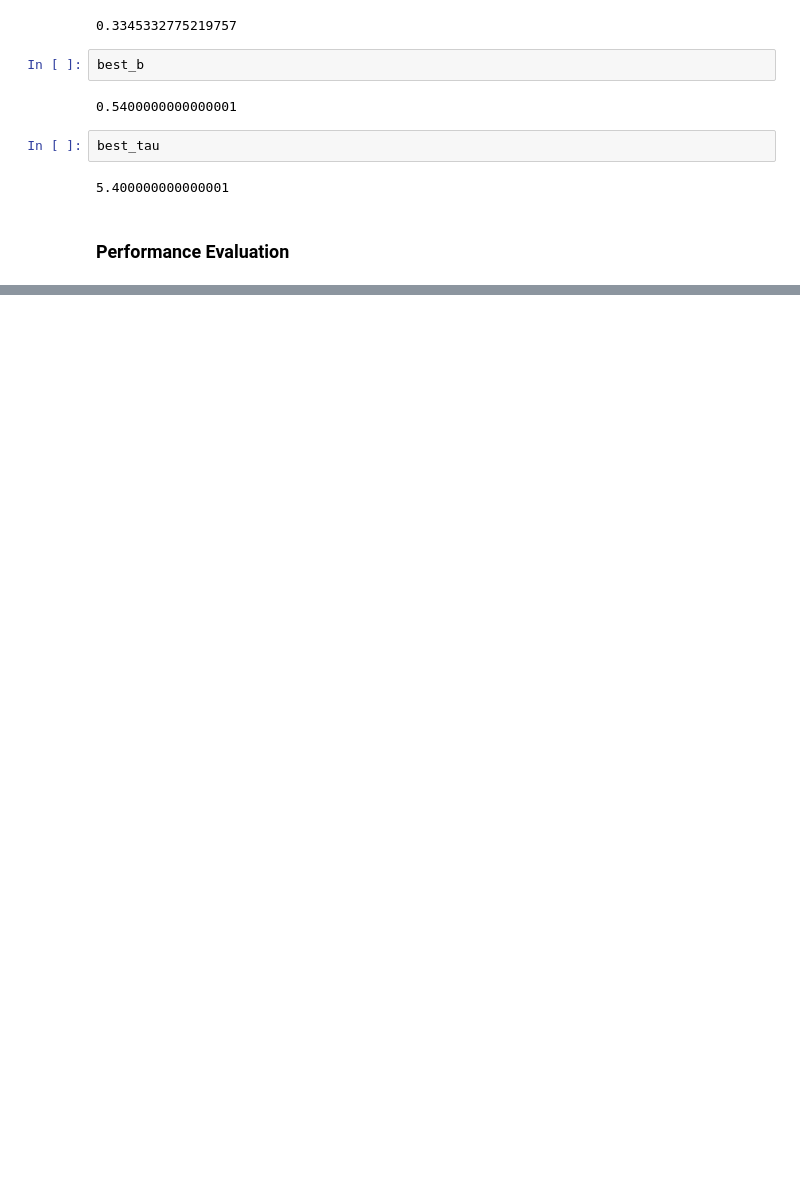
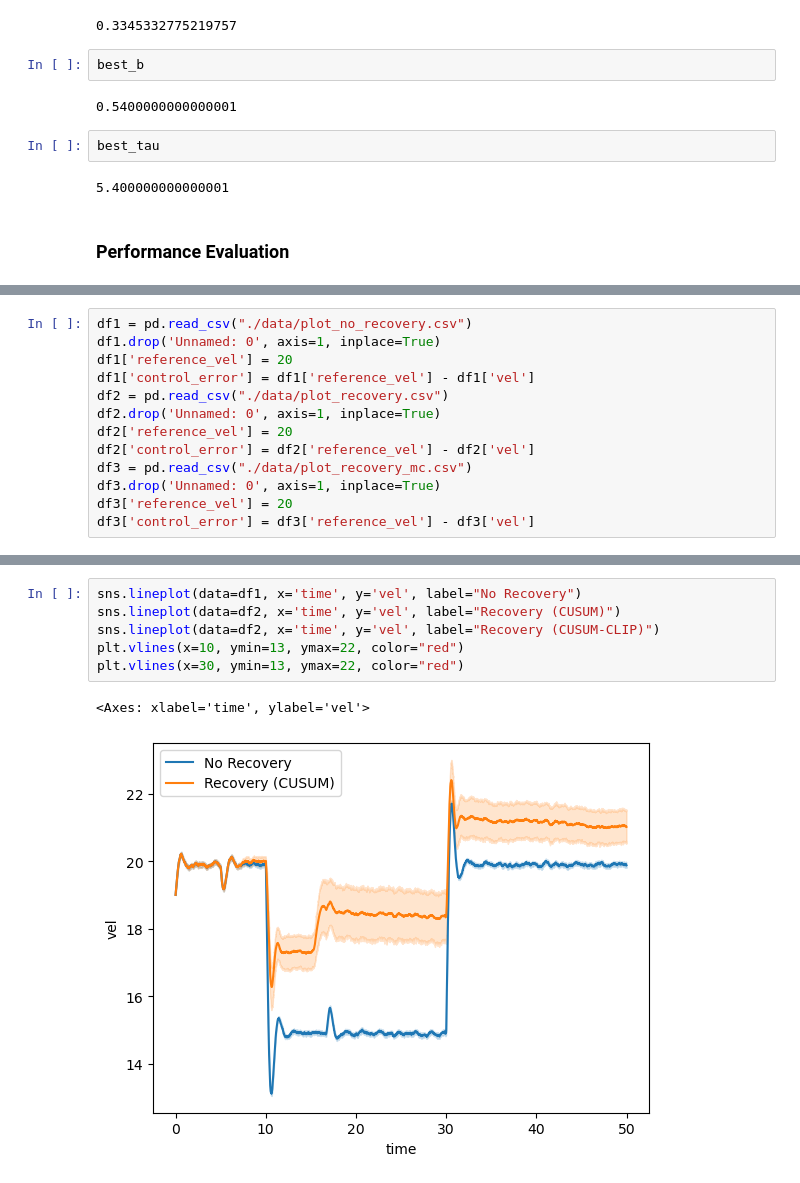
Before and after one commit to axel99andersson/control-systems-lib, a Jupyter notebook: eda.ipynb, the cells around one changed output, grey strips where cells are left out. Saved outputs shown, nothing was run; the diff lists cells and outputs as text; blank space fills up the shorter version.

Commit message:
data analysis, comparison plot: recovery vs no recovery

```diff
--- a/eda.ipynb
+++ b/eda.ipynb
@@ -642,0 +686,13 @@ no_rec_df[no_rec_df.vel < 0]
+# %%
+df1 = pd.read_csv("./data/plot_no_recovery.csv")
+df1.drop('Unnamed: 0', axis=1, inplace=True)
+df1['reference_vel'] = 20
+df1['control_error'] = df1['reference_vel'] - df1['vel']
+df2 = pd.read_csv("./data/plot_recovery.csv")
+df2.drop('Unnamed: 0', axis=1, inplace=True)
+df2['reference_vel'] = 20
+df2['control_error'] = df2['reference_vel'] - df2['vel']
+df3 = pd.read_csv("./data/plot_recovery_mc.csv")
+df3.drop('Unnamed: 0', axis=1, inplace=True)
+df3['reference_vel'] = 20
+df3['control_error'] = df3['reference_vel'] - df3['vel']
@@ -642,0 +715,9 @@ no_rec_df[no_rec_df.vel < 0]
+# %%
+sns.lineplot(data=df1, x='time', y='vel', label="No Recovery")
+sns.lineplot(data=df2, x='time', y='vel', label="Recovery (CUSUM)")
+sns.lineplot(data=df2, x='time', y='vel', label="Recovery (CUSUM-CLIP)")
+plt.vlines(x=10, ymin=13, ymax=22, color="red")
+plt.vlines(x=30, ymin=13, ymax=22, color="red")
+# %% [output]
+<Axes: xlabel='time', ylabel='vel'>
+[figure, added]
```
Also changed, not shown: parts of 17 cells of this notebook, 2 other files.
